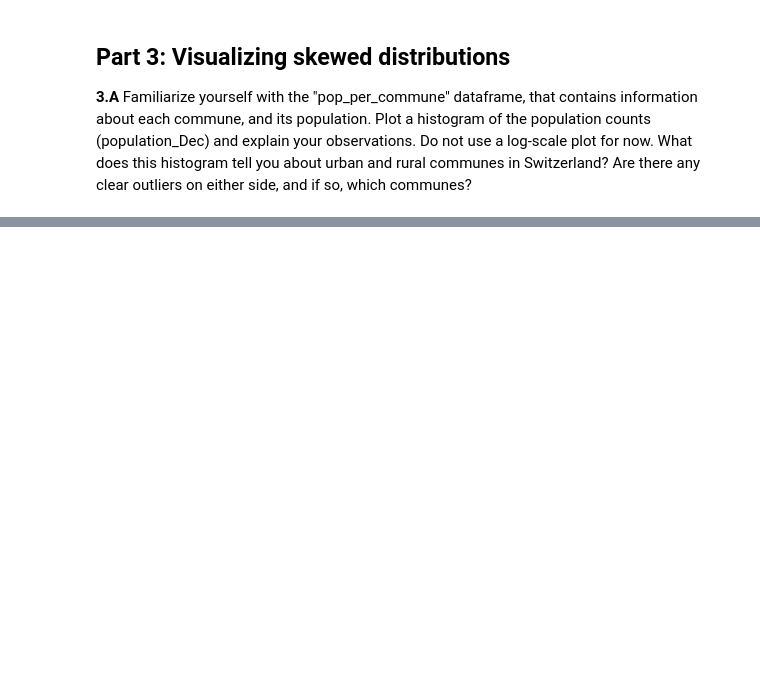
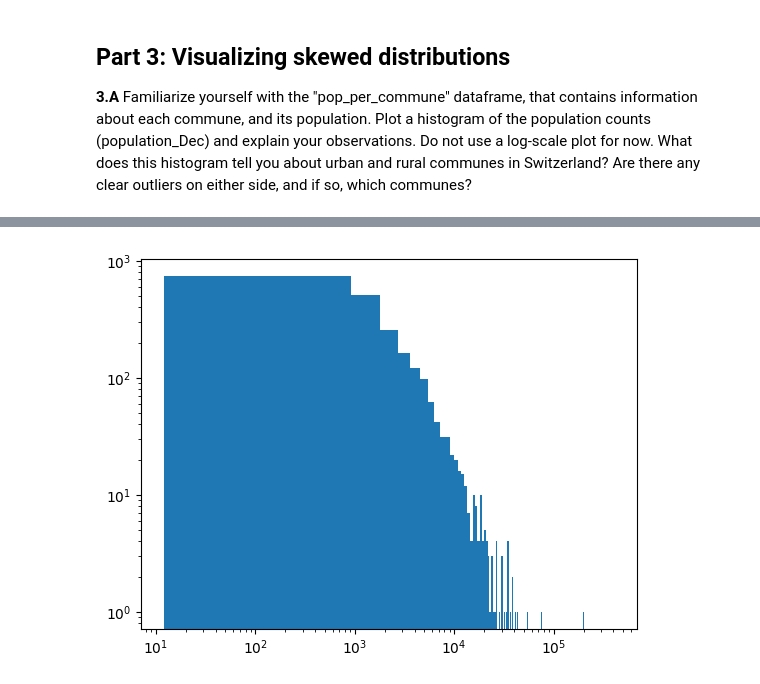
Before and after one commit to roduit/2023, a Jupyter notebook: Exercises/02 - Data viz and data from the web/Becoming a DataVizard exercise.ipynb, the cells around one changed output, grey strips where cells are left out. Cells and saved outputs as stored; diff of their text form; code cells hidden in the pictures; blank space fills up the shorter version.

```diff
--- a/Exercises/02 - Data viz and data from the web/Becoming a DataVizard exercise.ipynb
+++ b/Exercises/02 - Data viz and data from the web/Becoming a DataVizard exercise.ipynb
@@ -313,3 +326,8 @@ __3.B__ The figure below represents 4 types of histogram. At this stage, your di
 <img src="plaw.png" style="width: 600px;" align="left">
 
 The figure is extracted from [this paper](https://arxiv.org/pdf/cond-mat/0412004.pdf) that contains more information about this family of distributions.
+# %%
+def freedman_diaconis(data):
+    iqr = np.percentile(data, 75) - np.percentile(data, 25)
+    bin_width = 2 * iqr / (len(data) ** (1/3))
+    return bin_width
@@ -316,4 +339,9 @@ The figure is extracted from [this paper](https://arxiv.org/pdf/cond-mat/0412004
 # %%
 # Write your code here
+
+plt.hist(pop_per_commune['population_Dec'], bins=int(bin_size_initial))
+plt.loglog();
+# %% [output]
+[figure, added]
 # %%
 # Write your interpretations here
```
Also changed, not shown: parts of 7 cells of this notebook.
